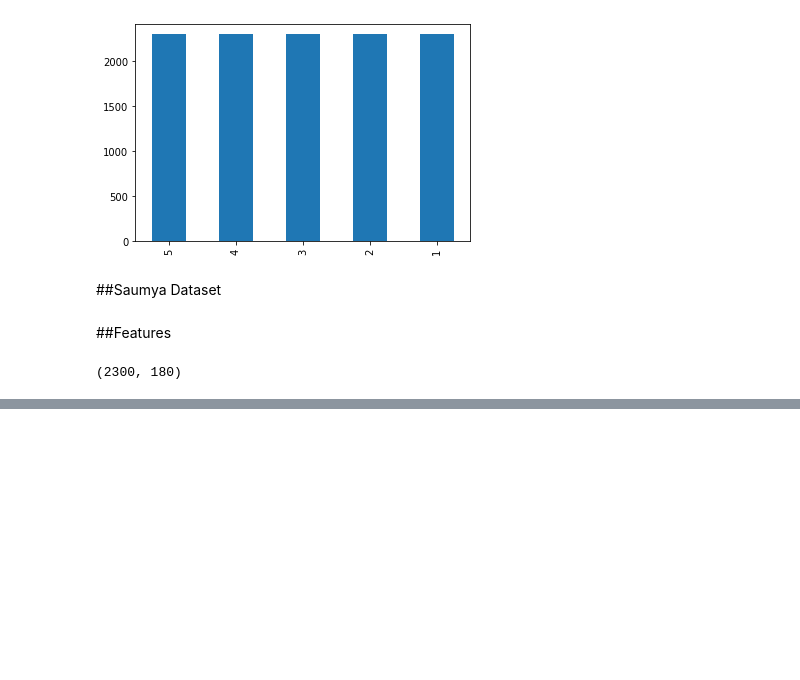
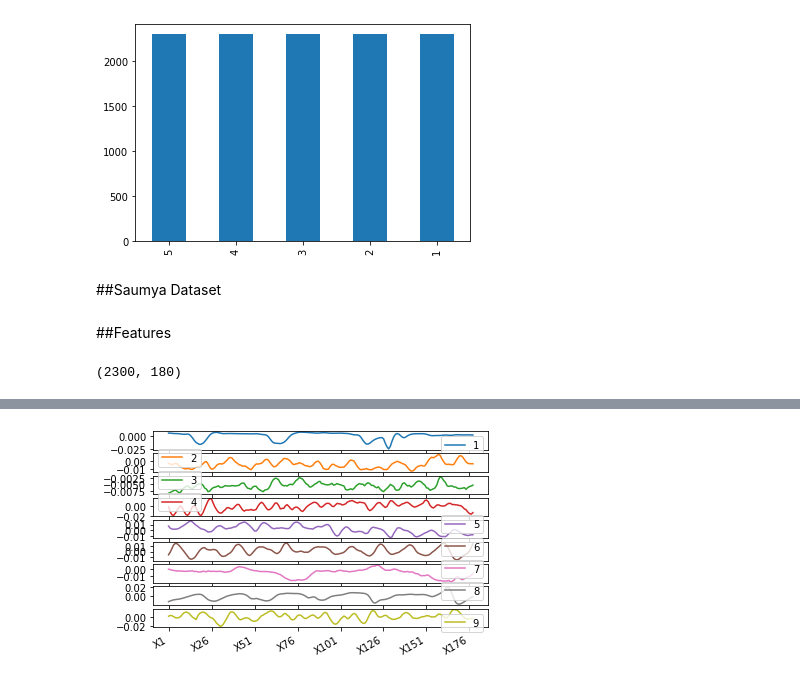
Before and after one commit to OnkarMulay10/EEG_Epilepsy, a Jupyter notebook: EEG_epilepsy.ipynb, the cells around one changed output, grey strips where cells are left out. Cells and saved outputs as stored; diff of their text form; code cells hidden in the pictures; blank space fills up the shorter version.

```diff
--- a/EEG_epilepsy.ipynb
+++ b/EEG_epilepsy.ipynb
@@ -91,7 +93,6 @@ plt.hist(matrix2)
 # %%
-d.drop('y',axis='columns',inplace=True)
-d['skew']=d.skew(axis = 1, skipna = True)
-d['mean']=d.mean(axis = 1, skipna = True)
-#d['median']=d.meadian(axis = 1, skipna = True)
-d['kurtosis']=d.kurtosis(axis = 1, skipna = True)
-d['variance']=d.var(axis = 1, skipna = True)
+df=pd.DataFrame()
+df['skew']=d.skew(axis = 1, skipna = True)
+df['mean']=d.mean(axis = 1, skipna = True)
+df['kurtosis']=d.kurtosis(axis = 1, skipna = True)
+df['variance']=d.var(axis = 1, skipna = True)
@@ -104,0 +99,12 @@ range(0, 178)
+# %%
+df['min']=d.min(axis = 1, skipna = True)
+df['max']=d.max(axis = 1, skipna = True)
+#df['range']=d.range(axis = 1, skipna = True)
+df['mad']=d.iloc[:,1:179].mad(axis=1)
+df['y']=y
+d=d.T
+# %%
+d.iloc[1:1150,1:10].plot(subplots=True)
+plt.show()
+# %% [output]
+[figure, added]
```
Also changed, not shown: parts of 9 cells of this notebook.
